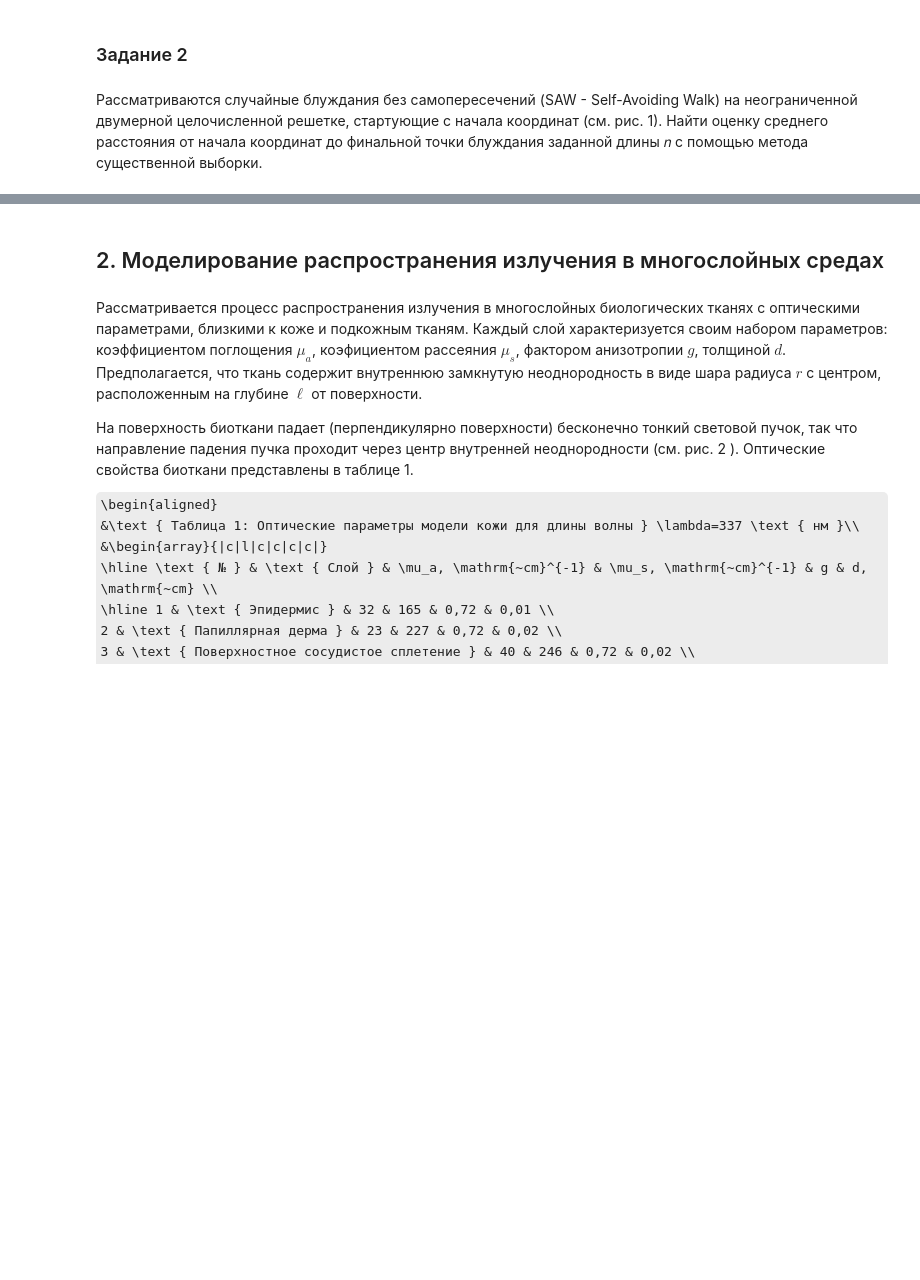
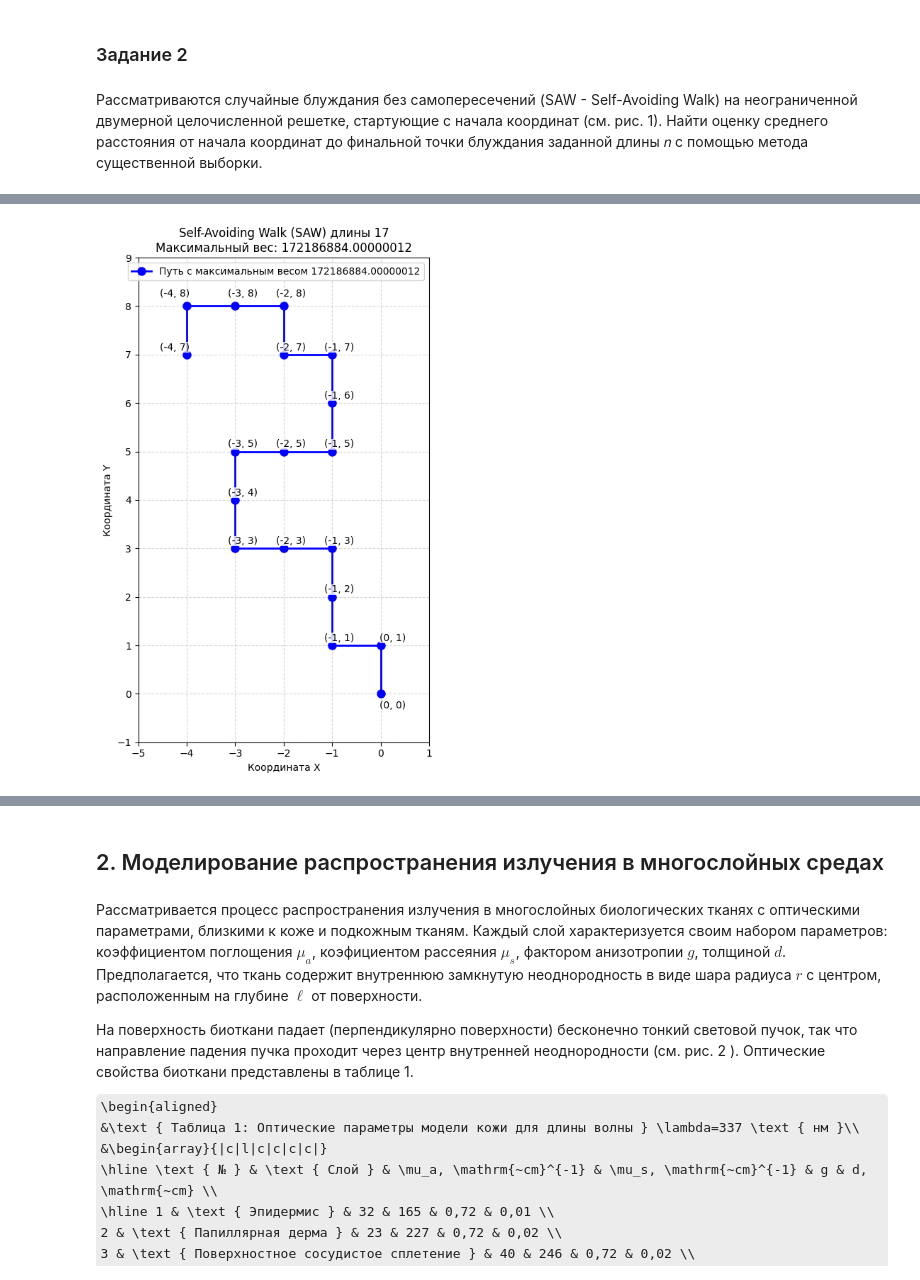
Before and after one commit to ipaingo/study, a Jupyter notebook: python/imit/lab2.ipynb, the cells around one changed output, grey strips where cells are left out. Cells and saved outputs as stored; diff of their text form; code cells hidden in the pictures; some formulas as TeX source; blank space fills up the shorter version.

```diff
--- a/python/imit/lab2.ipynb
+++ b/python/imit/lab2.ipynb
@@ -120,2 +133,52 @@ def simulate_saw_importance(n):
+# %%
+import matplotlib.pyplot as plt
+
+# print(max_weight, max_path)
+w, path = max_weight, max_path
+
+# координаты
+x_coords = [point[0] for point in path]
+y_coords = [point[1] for point in path]
+
+# границы графика с отступами
+x_padding = 1 if (max(x_coords) - min(x_coords)) > 0 else 0.5
+y_padding = 1 if (max(y_coords) - min(y_coords)) > 0 else 0.5
+
+# график с динамическим размером
+fig, ax = plt.subplots(figsize=(8, 8))
+
+# путь
+ax.plot(x_coords, y_coords, 'b-o', linewidth=2, markersize=8, label=f'Путь с максимальным весом {w}')
+
+for i, (x, y) in enumerate(path):
+    x_offset = 0.15
+    y_offset = 0.15
+
+    if x == min(x_coords): x_offset = -0.25
+    if x == max(x_coords): x_offset = 0.25
+    if y == min(y_coords): y_offset = -0.25
+    if y == max(y_coords): y_offset = 0.25
+
+    ax.text(x + x_offset, y + y_offset, f'({x}, {y})',
+            fontsize=10, ha='center', va='center',
+            bbox=dict(facecolor='white', alpha=0.8, edgecolor='none', pad=0.2))
+
+ax.set_xticks(range(int(min(x_coords))-1, int(max(x_coords))+2))
+ax.set_yticks(range(int(min(y_coords))-1, int(max(y_coords))+2))
+ax.grid(True, linestyle='--', alpha=0.5)
+
+ax.set_aspect('equal', adjustable='box')
+ax.set_xlim(min(x_coords)-x_padding, max(x_coords)+x_padding)
+ax.set_ylim(min(y_coords)-y_padding, max(y_coords)+y_padding)
+
+ax.set_title(f"Self-Avoiding Walk (SAW) длины {M}\nМаксимальный вес: {w}")
+ax.set_xlabel("Координата X")
+ax.set_ylabel("Координата Y")
+ax.legend()
+
+plt.tight_layout()
+plt.show()
+# %% [output]
+[figure, added]
 # %%
 import random
```
Also changed, not shown: parts of 12 cells of this notebook, 1 other file.
